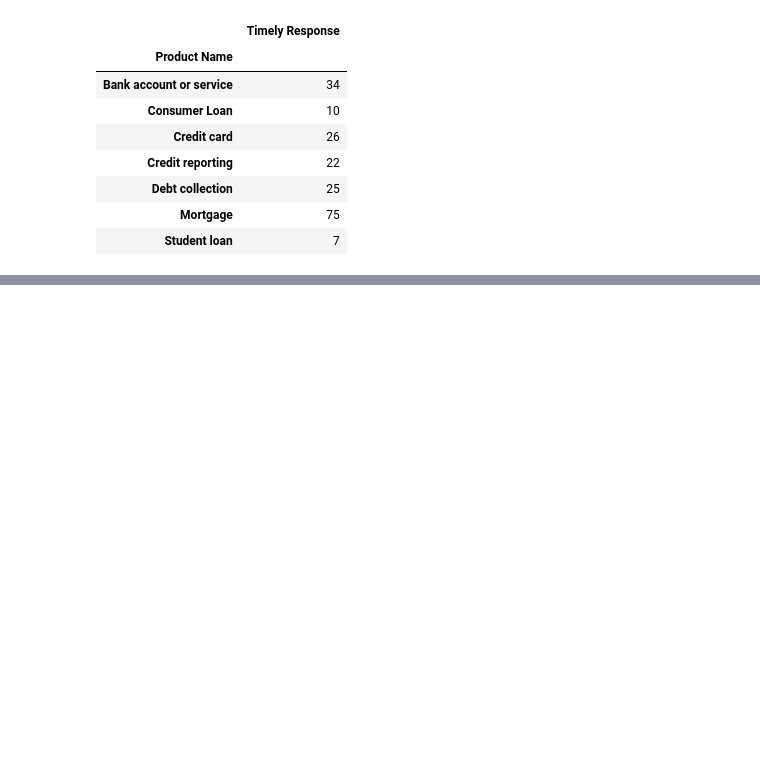
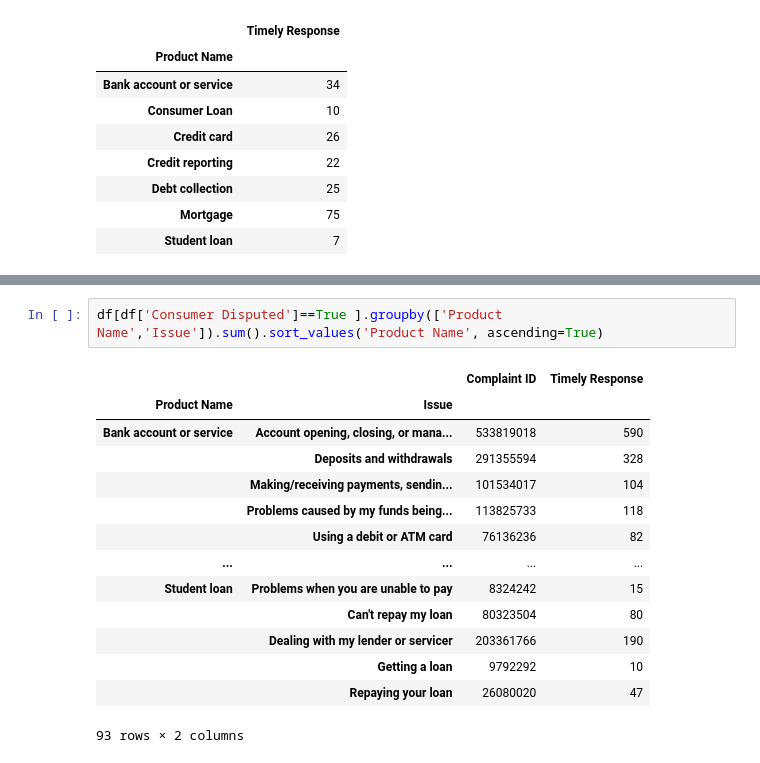
Before and after one commit to ecviridova/epam_training, a Jupyter notebook: complaints.ipynb, the cells around one changed output, grey strips where cells are left out. Saved outputs shown, nothing was run; the diff lists cells and outputs as text; blank space fills up the shorter version.

```diff
--- a/complaints.ipynb
+++ b/complaints.ipynb
@@ -106,0 +132,17 @@ df[(df['Date Received'] >= date_start) & (df['Date Received'] <= date_end)].grou
+# %%
+df[df['Consumer Disputed']==True ].groupby(['Product Name','Issue']).sum().sort_values('Product Name', ascending=True)
+# %% [output]
+|  |  | Complaint ID | Timely Response |
+| Product Name | Issue |  |  |
+| Bank account or service | Account opening, closing, or mana... | 533819018 | 590 |
+|  | Deposits and withdrawals | 291355594 | 328 |
+|  | Making/receiving payments, sendin... | 101534017 | 104 |
+|  | Problems caused by my funds being... | 113825733 | 118 |
+|  | Using a debit or ATM card | 76136236 | 82 |
+| ... | ... | ... | ... |
+| Student loan | Problems when you are unable to pay | 8324242 | 15 |
+|  | Can't repay my loan | 80323504 | 80 |
+|  | Dealing with my lender or servicer | 203361766 | 190 |
+|  | Getting a loan | 9792292 | 10 |
+|  | Repaying your loan | 26080020 | 47 |
+93 rows × 2 columns
```
Also changed, not shown: parts of 13 cells of this notebook, 1 other file.
